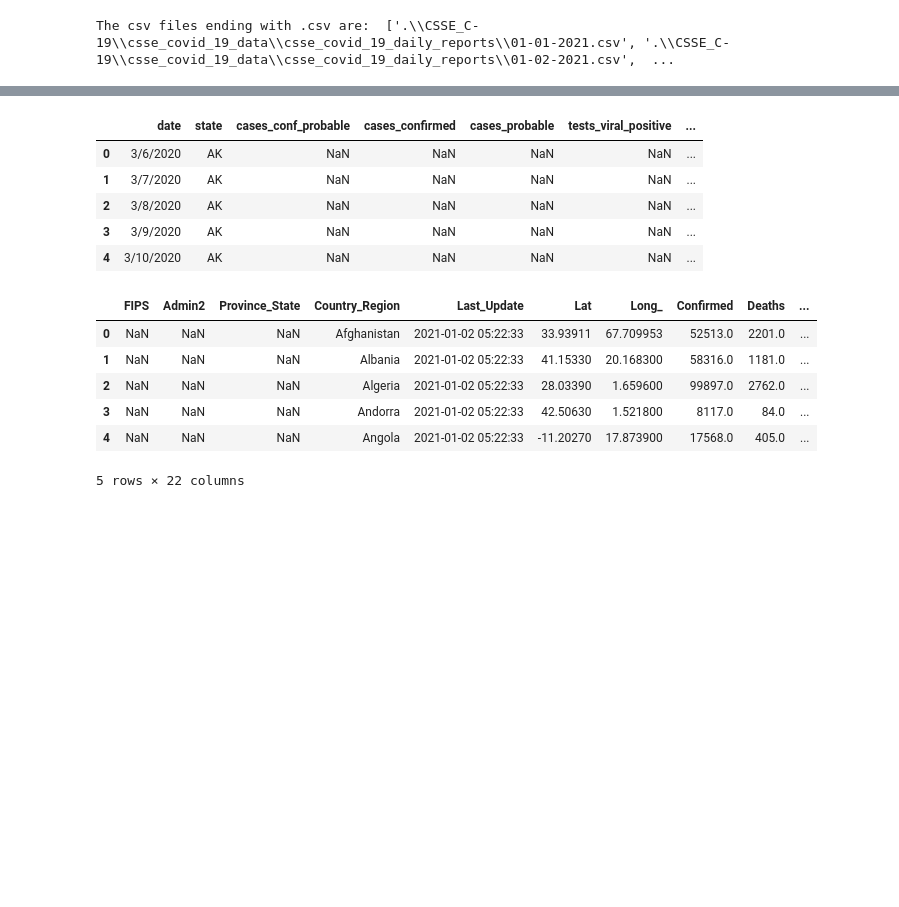
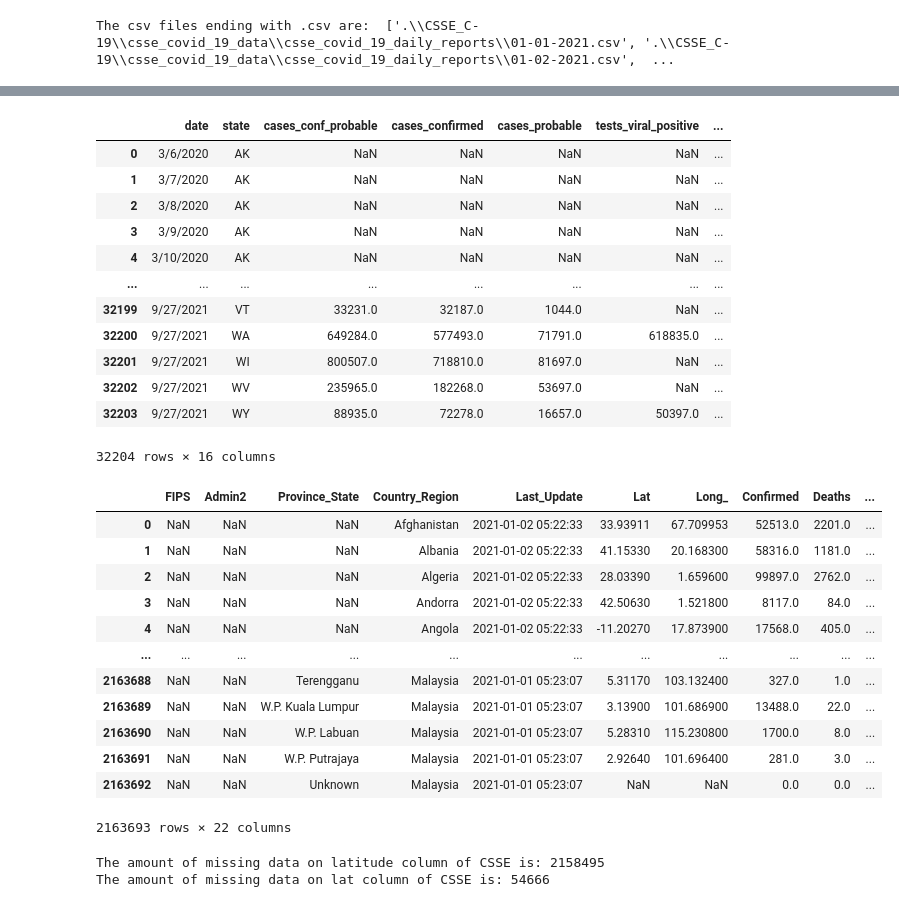
Before and after one commit to jisanos/C19A-COVID-19-Prediction-Algorithm, a Jupyter notebook: csse_covid_19_daily_reports.ipynb, the cells around one changed output, grey strips where cells are left out. Drawn from its saved outputs; the diff is of its cells as text; code cells hidden in the pictures; blank space fills up the shorter version.

Commit message:
Wrote more code to analyze and compare the two datasets (CCI and CSSE)

```diff
--- a/csse_covid_19_daily_reports.ipynb
+++ b/csse_covid_19_daily_reports.ipynb
@@ -68,19 +68,39 @@ memory usage: 362.5+ MB
 # %%
 #comparing the merged dataset csse with the dataset CCI to check the differences between them
-dataset = pd.read_csv(".\\CCI_C-19\\data_tables\\testing_data\\time_series_covid19_US.csv")
-display(dataset.head())
-display(combinedOfCsv.head())
+datasetCCI = pd.read_csv(".\\CCI_C-19\\data_tables\\testing_data\\time_series_covid19_US.csv")
+display(dataset)
+display(combinedOfCsv)
 # %% [output]
 |  | date | state | cases_conf_probable | cases_confirmed | cases_probable | tests_viral_positive | ... |
 | 0 | 3/6/2020 | AK | NaN | NaN | NaN | NaN | ... |
 | 1 | 3/7/2020 | AK | NaN | NaN | NaN | NaN | ... |
 | 2 | 3/8/2020 | AK | NaN | NaN | NaN | NaN | ... |
 | 3 | 3/9/2020 | AK | NaN | NaN | NaN | NaN | ... |
 | 4 | 3/10/2020 | AK | NaN | NaN | NaN | NaN | ... |
+| ... | ... | ... | ... | ... | ... | ... | ... |
+| 32199 | 9/27/2021 | VT | 33231.0 | 32187.0 | 1044.0 | NaN | ... |
+| 32200 | 9/27/2021 | WA | 649284.0 | 577493.0 | 71791.0 | 618835.0 | ... |
+| 32201 | 9/27/2021 | WI | 800507.0 | 718810.0 | 81697.0 | NaN | ... |
+| 32202 | 9/27/2021 | WV | 235965.0 | 182268.0 | 53697.0 | NaN | ... |
+| 32203 | 9/27/2021 | WY | 88935.0 | 72278.0 | 16657.0 | 50397.0 | ... |
+32204 rows × 16 columns
 |  | FIPS | Admin2 | Province_State | Country_Region | Last_Update | Lat | Long_ | Confirmed | Deaths | ... |
 | 0 | NaN | NaN | NaN | Afghanistan | 2021-01-02 05:22:33 | 33.93911 | 67.709953 | 52513.0 | 2201.0 | ... |
 | 1 | NaN | NaN | NaN | Albania | 2021-01-02 05:22:33 | 41.15330 | 20.168300 | 58316.0 | 1181.0 | ... |
 | 2 | NaN | NaN | NaN | Algeria | 2021-01-02 05:22:33 | 28.03390 | 1.659600 | 99897.0 | 2762.0 | ... |
 | 3 | NaN | NaN | NaN | Andorra | 2021-01-02 05:22:33 | 42.50630 | 1.521800 | 8117.0 | 84.0 | ... |
 | 4 | NaN | NaN | NaN | Angola | 2021-01-02 05:22:33 | -11.20270 | 17.873900 | 17568.0 | 405.0 | ... |
+| ... | ... | ... | ... | ... | ... | ... | ... | ... | ... | ... |
+| 2163688 | NaN | NaN | Terengganu | Malaysia | 2021-01-01 05:23:07 | 5.31170 | 103.132400 | 327.0 | 1.0 | ... |
+| 2163689 | NaN | NaN | W.P. Kuala Lumpur | Malaysia | 2021-01-01 05:23:07 | 3.13900 | 101.686900 | 13488.0 | 22.0 | ... |
+| 2163690 | NaN | NaN | W.P. Labuan | Malaysia | 2021-01-01 05:23:07 | 5.28310 | 115.230800 | 1700.0 | 8.0 | ... |
+| 2163691 | NaN | NaN | W.P. Putrajaya | Malaysia | 2021-01-01 05:23:07 | 2.92640 | 101.696400 | 281.0 | 3.0 | ... |
+| 2163692 | NaN | NaN | Unknown | Malaysia | 2021-01-01 05:23:07 | NaN | NaN | 0.0 | 0.0 | ... |
-5 rows × 22 columns
+2163693 rows × 22 columns
+# %%
+#there's currently two columns of latitude called 'latitude' and 'Lat'
+print('The amount of missing data on latitude column of CSSE is:', combinedOfCsv['Latitude'].isnull().sum())
+print('The amount of missing data on lat column of CSSE is:', combinedOfCsv['Lat'].isnull().sum())
+# %% [output]
+The amount of missing data on latitude column of CSSE is: 2158495
+The amount of missing data on lat column of CSSE is: 54666
```
Also changed, not shown: parts of 6 cells of this notebook.
